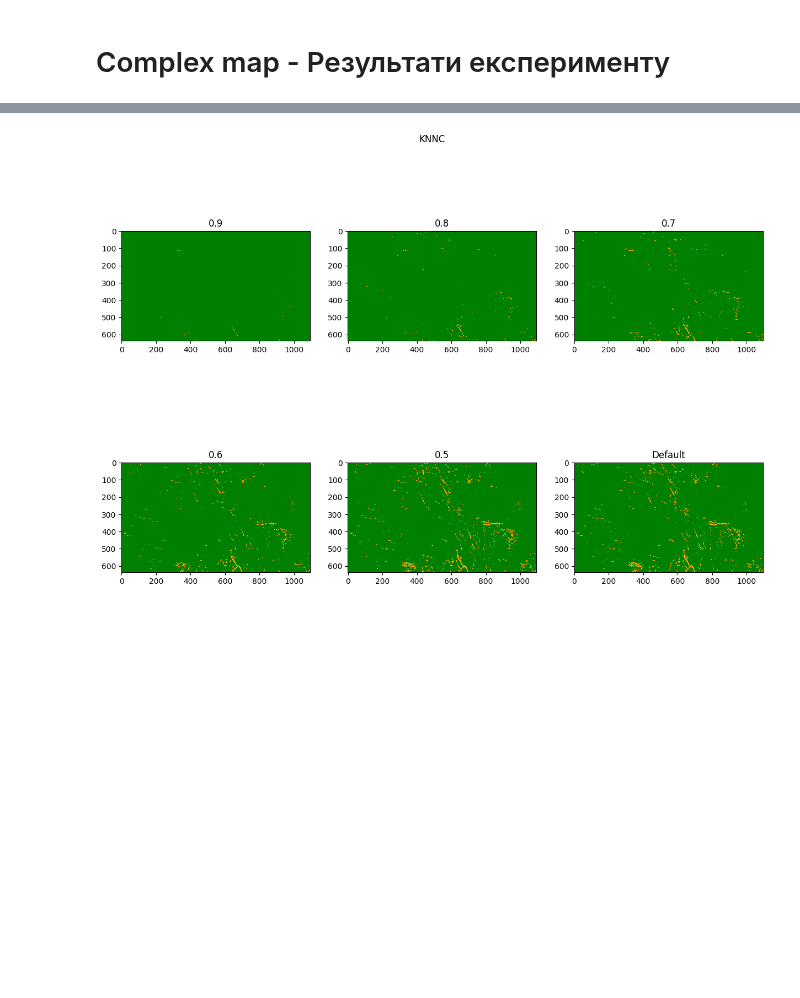
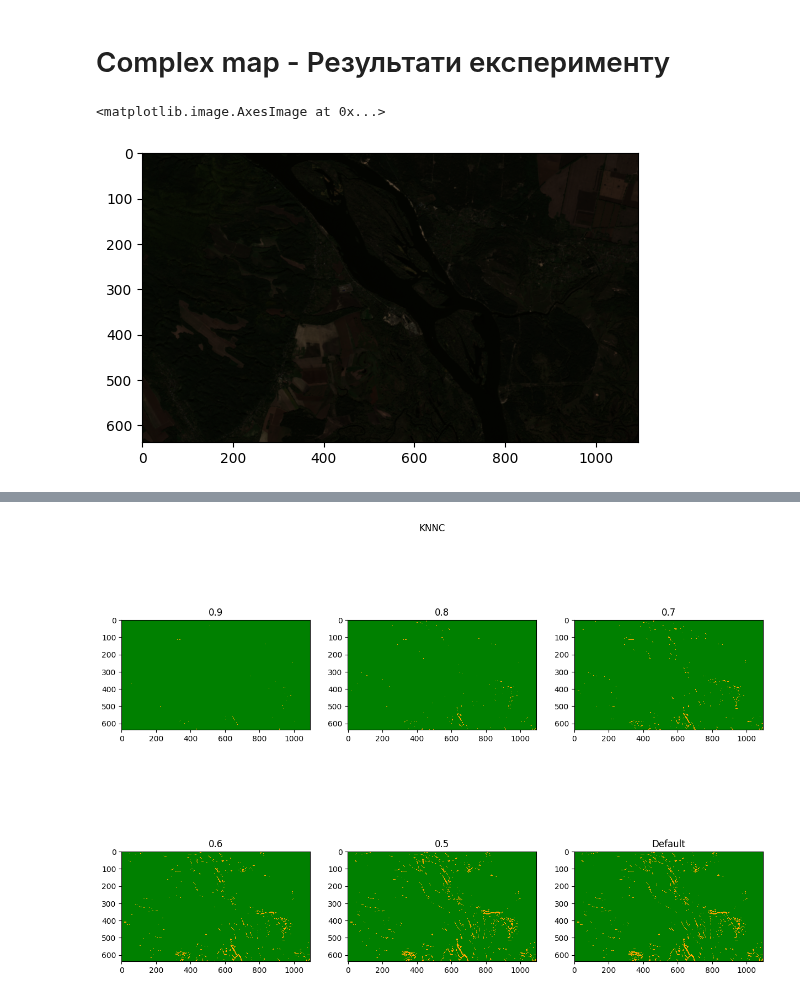
Before and after one commit to angpysha/Satellite_Imagery_Analysis, a Jupyter notebook: Classification/experiments/city_noncity_maps.ipynb, the cells around one changed output, grey strips where cells are left out. Cells and saved outputs as stored; diff of their text form; code cells hidden in the pictures; blank space fills up the shorter version.

Commit message:
Hists and images

```diff
--- a/Classification/experiments/city_noncity_maps.ipynb
+++ b/Classification/experiments/city_noncity_maps.ipynb
@@ -449,3 +449,9 @@ real_prediction_knn.predict()
 TypeError: 'NoneType' object is not iterable
 # %% [markdown]
 # Complex map - Результати експерименту
+# %%
+import earthpy.plot as ep
+plt.imshow(real_prediction_knn.image)
+# %% [output]
+<matplotlib.image.AxesImage at 0x...>
+[figure, added]
```
Also changed, not shown: parts of 8 cells of this notebook, 1 other file.
